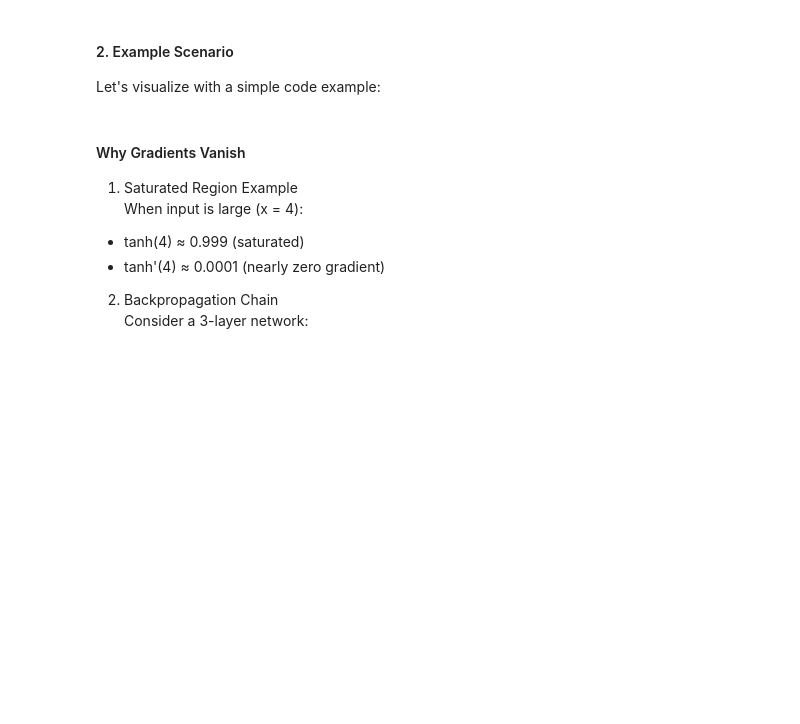
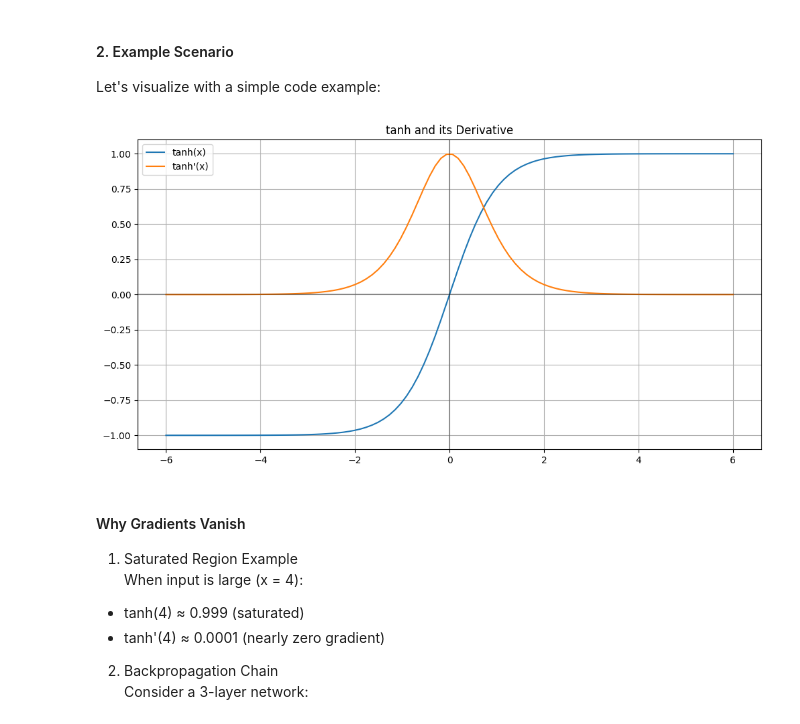
Before and after one commit to shushankai/makemore, a Jupyter notebook: makemore3.ipynb, the cells around one changed output. Saved outputs shown, nothing was run; the diff lists cells and outputs as text; code cells hidden in the pictures; blank space fills up the shorter version.

```diff
--- a/makemore3.ipynb
+++ b/makemore3.ipynb
@@ -921,11 +953,11 @@ Let's look at how gradients vanish during backpropagation with saturated tanh ac
 
 #### 1. The tanh Function and its Derivative
 # %%
-# def tanh(x):
-#     return (np.exp(x) - np.exp(-x)) / (np.exp(x) + np.exp(-x))
+def tanh(x):
+    return (np.exp(x) - np.exp(-x)) / (np.exp(x) + np.exp(-x))
 
-# def tanh_derivative(x):
-#     return 1 - tanh(x)**2
+def tanh_derivative(x):
+    return 1 - tanh(x)**2
 # %% [markdown]
 
 
@@ -933,24 +965,26 @@ Let's look at how gradients vanish during backpropagation with saturated tanh ac
 
 Let's visualize with a simple code example:
 # %%
-# import numpy as np
-# import matplotlib.pyplot as plt
+import numpy as np
+import matplotlib.pyplot as plt
 
-# # Create input values
-# x = np.linspace(-6, 6, 100)
-# y = tanh(x)
-# dy = tanh_derivative(x)
+# Create input values
+x = np.linspace(-6, 6, 100)
+y = tanh(x)
+dy = tanh_derivative(x)
 
-# # Plot tanh and its derivative
-# plt.figure(figsize=(12, 6))
-# plt.plot(x, y, label='tanh(x)')
-# plt.plot(x, dy, label='tanh\'(x)')
-# plt.axhline(y=0, color='k', linestyle='-', alpha=0.3)
-# plt.axvline(x=0, color='k', linestyle='-', alpha=0.3)
-# plt.grid(True)
-# plt.legend()
-# plt.title('tanh and its Derivative')
-# plt.show()
+# Plot tanh and its derivative
+plt.figure(figsize=(12, 6))
+plt.plot(x, y, label='tanh(x)')
+plt.plot(x, dy, label='tanh\'(x)')
+plt.axhline(y=0, color='k', linestyle='-', alpha=0.3)
+plt.axvline(x=0, color='k', linestyle='-', alpha=0.3)
+plt.grid(True)
+plt.legend()
+plt.title('tanh and its Derivative')
+plt.show()
+# %% [output]
+[figure, added]
 # %% [markdown]
 
 
```
Also changed, not shown: parts of 15 cells of this notebook.
